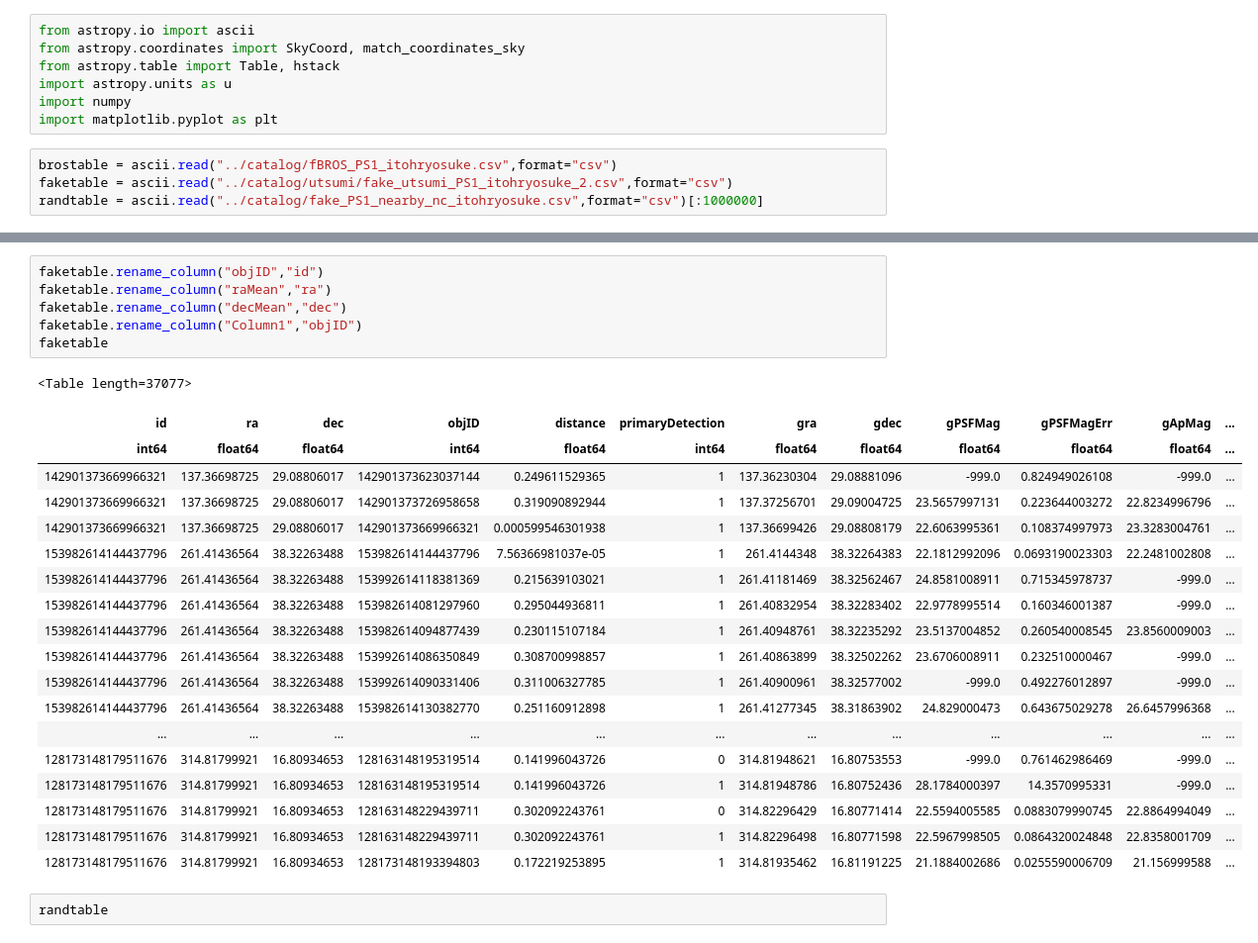
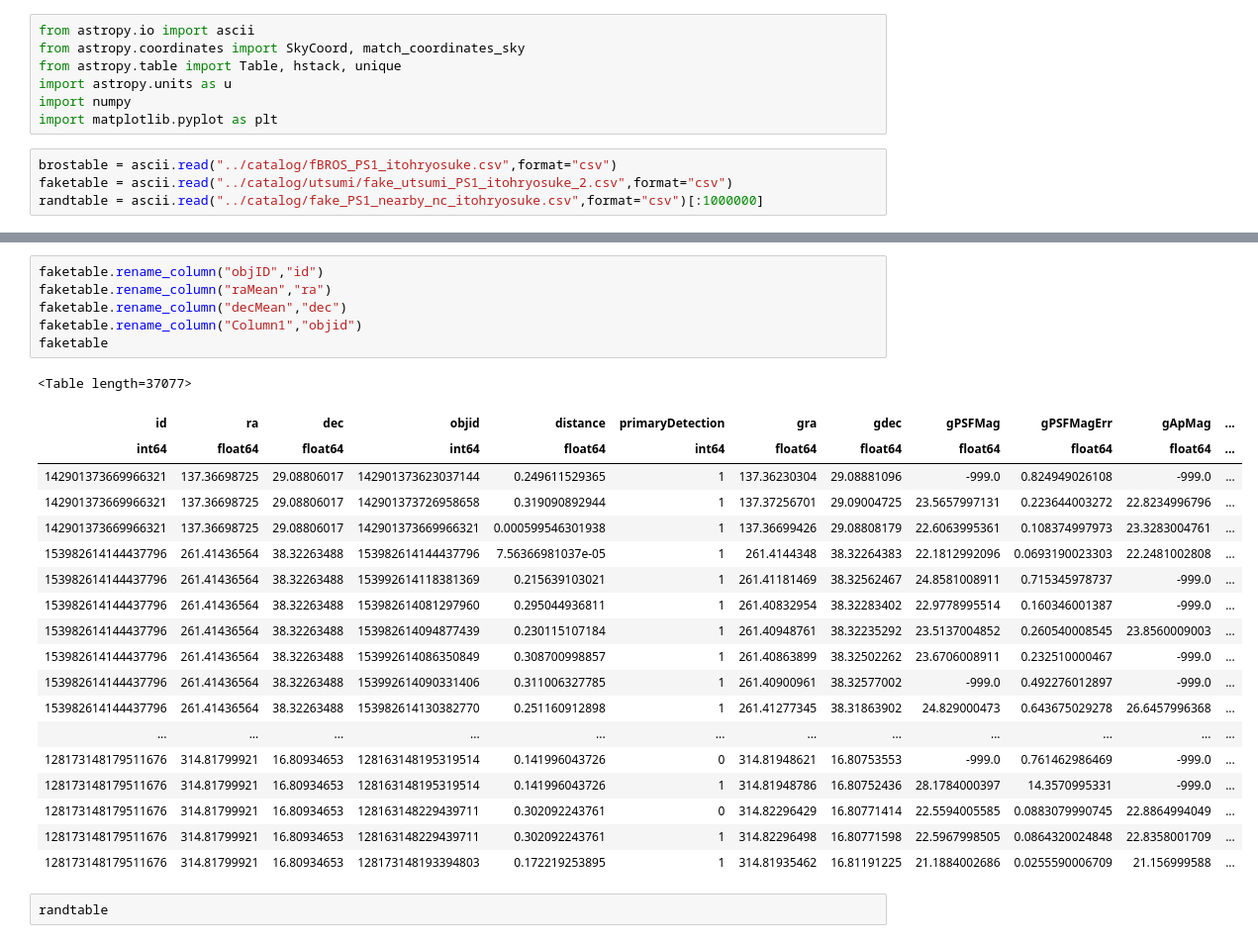
Before and after one commit to youtsumi/BROS, a Jupyter notebook: dNdr.ipynb, the cells around one changed output, grey strips where cells are left out. Shown at 99% size. Cells and saved outputs as stored; diff of their text form.

```diff
--- a/dNdr.ipynb
+++ b/dNdr.ipynb
@@ -1,7 +1,7 @@
 # %%
 from astropy.io import ascii
 from astropy.coordinates import SkyCoord, match_coordinates_sky
-from astropy.table import Table, hstack
+from astropy.table import Table, hstack, unique
 import astropy.units as u
 import numpy
 import matplotlib.pyplot as plt
@@ -34,12 +34,12 @@ brostable
 # %%
 faketable.rename_column("objID","id")
 faketable.rename_column("raMean","ra")
 faketable.rename_column("decMean","dec")
-faketable.rename_column("Column1","objID")
+faketable.rename_column("Column1","objid")
 faketable
 # %% [output]
 <Table length=37077>
-| id | ra | dec | objID | distance | primaryDetection | gra | gdec | gPSFMag | gPSFMagErr | gApMag | ... |
+| id | ra | dec | objid | distance | primaryDetection | gra | gdec | gPSFMag | gPSFMagErr | gApMag | ... |
 | int64 | float64 | float64 | int64 | float64 | int64 | float64 | float64 | float64 | float64 | float64 | ... |
 | 142901373669966321 | 137.36698725 | 29.08806017 | 142901373623037144 | 0.249611529365 | 1 | 137.36230304 | 29.08881096 | -999.0 | 0.824949026108 | -999.0 | ... |
 | 142901373669966321 | 137.36698725 | 29.08806017 | 142901373726958658 | 0.319090892944 | 1 | 137.37256701 | 29.09004725 | 23.5657997131 | 0.223644003272 | 22.8234996796 | ... |
```
Also changed, not shown: parts of 18 cells of this notebook.
